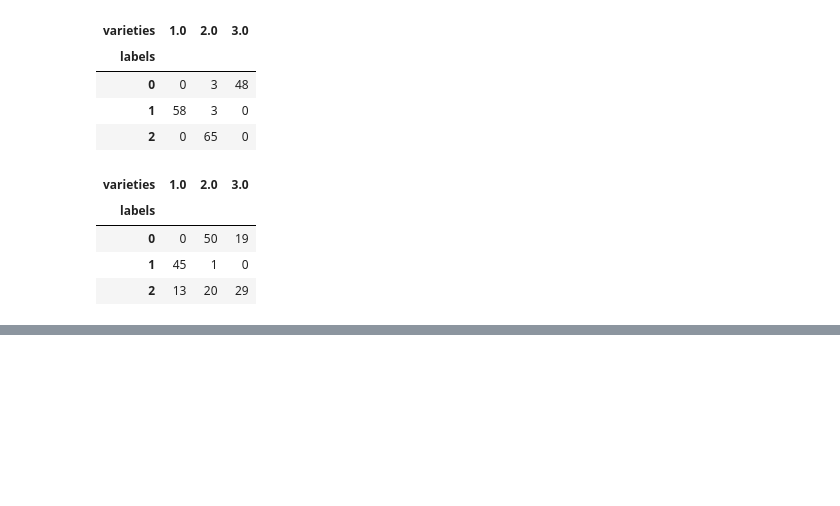
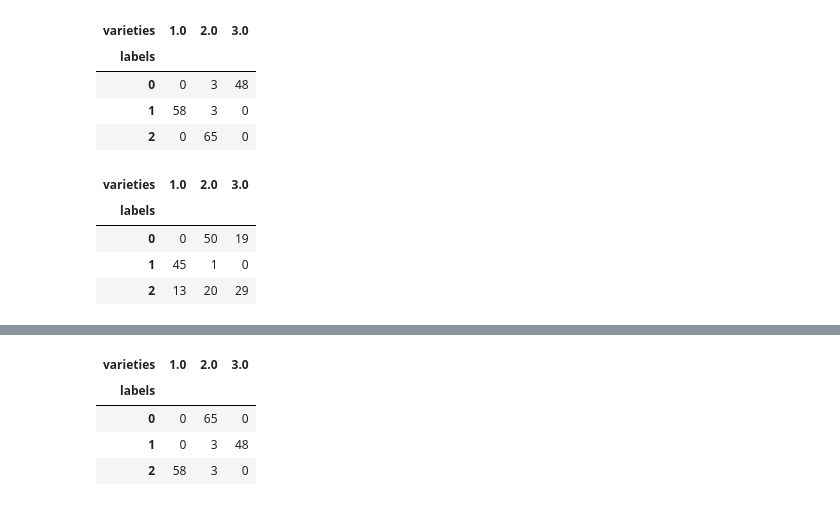
Before and after one commit to cloudxlab/ml, a Jupyter notebook: machine_learning/Unsupervised Learning.ipynb, the cells around one changed output, grey strips where cells are left out. Cells and saved outputs as stored; diff of their text form; code cells hidden in the pictures; blank space fills up the shorter version.

```diff
--- a/machine_learning/Unsupervised Learning.ipynb
+++ b/machine_learning/Unsupervised Learning.ipynb
@@ -296,0 +321,8 @@ pd.DataFrame(X_scaled).describe()
+# %%
+ct_scaled
+# %% [output]
+| varieties | 1.0 | 2.0 | 3.0 |
+| labels |  |  |  |
+| 0 | 0 | 65 | 0 |
+| 1 | 0 | 3 | 48 |
+| 2 | 58 | 3 | 0 |
```
Also changed, not shown: parts of 14 cells of this notebook.
